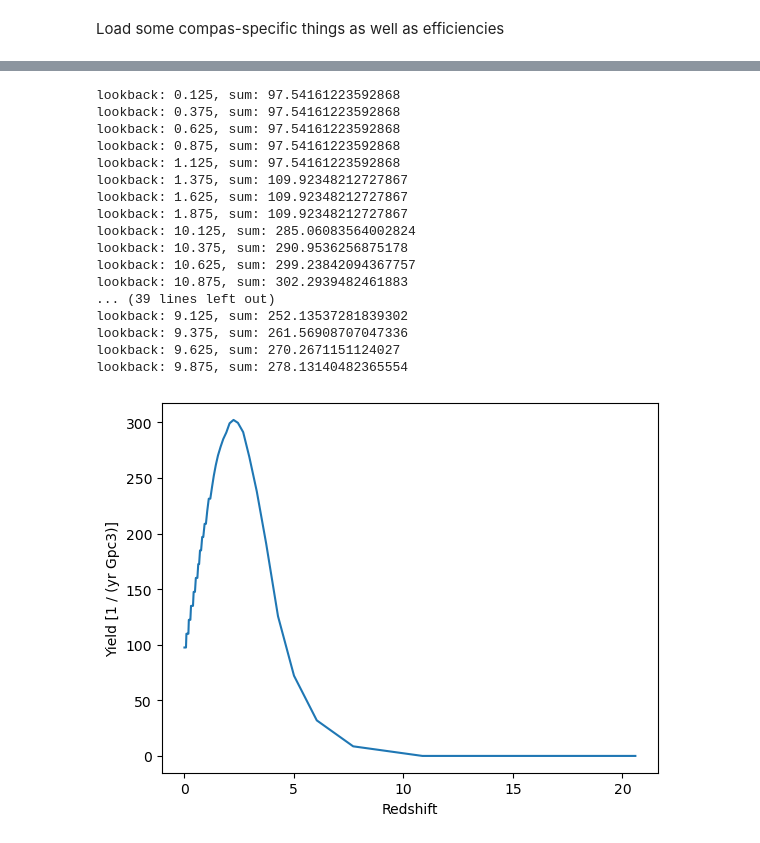
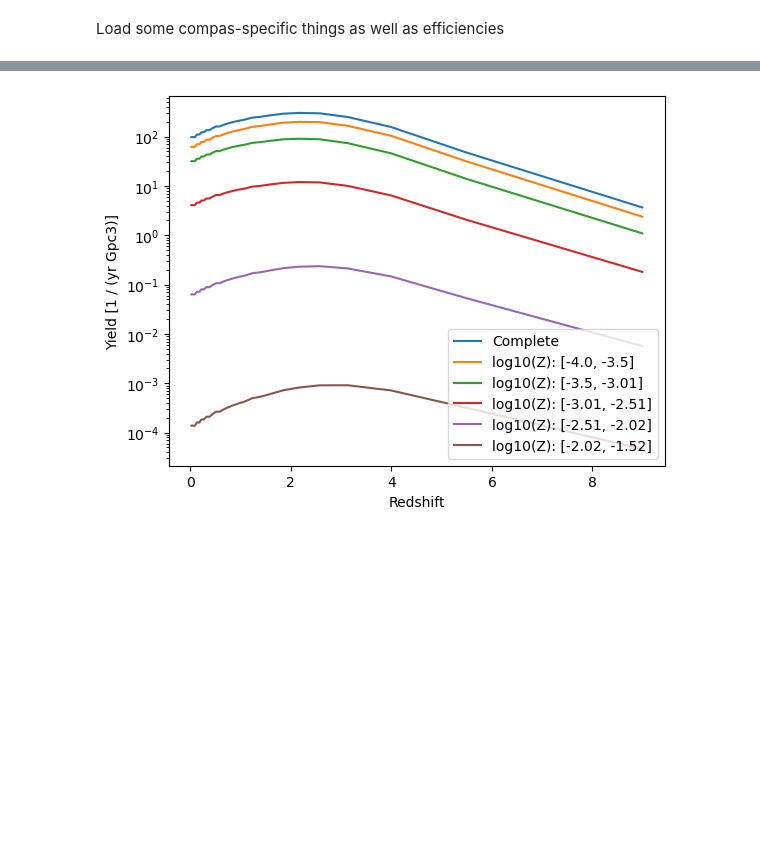
Before and after one commit to stlgolfer/metallicity_mergers, a Jupyter notebook: convolve_test.ipynb, the cells around one changed output, grey strips where cells are left out. Drawn from its saved outputs; the diff is of its cells as text; code cells hidden in the pictures; blank space fills up the shorter version.

Commit message:
Can now bin the merger rates on metallicity

```diff
--- a/convolve_test.ipynb
+++ b/convolve_test.ipynb
@@ -108,7 +108,7 @@ convolution_config['SFR_info'] = {
 
 # set up convolution bin edges
 convolution_config["convolution_lookback_time_bin_edges"] = (
-    np.arange(0, 14, 0.25) * u.Gyr
+    np.arange(0, 14, 0.5) * u.Gyr
 )
 
 # Set up the convolution instructions
@@ -138,18 +138,22 @@ with h5py.File(
         merger_ax_lookbacks = []# np.zeros_like(list(yield_locations.keys()))
 
         merger_fig, merger_ax = plt.subplots(1, 1)
-        merger_ax_rates = []
+        # merger_ax_rates_total = []
         y_axis_units = u.Unit(extract_unit_dict(output_hdf5file, groupname + list(yield_locations.keys())[0])['yield']).to_string()
+
+        # for each bin, we want a rate vs redshift
         for r, k in enumerate(yield_locations.keys()):
             # get number
             units = u.Quantity(k).unit
+            assert units == u.Gyr, "Rest of plotting code assumes Gyr for lookback time. change conv settings"
             t = u.Quantity(k).value
             if u.Quantity(k) >= u.Quantity('14 Gyr'):
                 warnings.warn('Skipping a data point that was older than the universe..')
                 break
             merger_ax_lookbacks.append(t)
-            merger_ax_rates.append(np.sum(yield_locations[k]['yield'][()]))
-            print(f'lookback: {t}, sum: {merger_ax_rates[r]}')
+            # merger_ax_rates_total.append(np.sum(yield_locations[k]['yield'][()]))
+            # we want to bin by metallicity
+            # print(f'lookback: {t}, sum: {merger_ax_rates[r]}')
             # maybe we have to reweight the counts
             # yield_in_bin = yield_locations[k]['yield'][()]
             # counts, _ = np.histogram(yield_in_bin, weights=dco_mixture_weight)
@@ -159,67 +163,67 @@ with h5py.File(
             #     weights=dco_mixture_weight,
             #     density=True
             # )
-        # sort these because they don't have to be in order
-        # offload to a csv.. something is not right here
-        merger_ax_lookbacks = np.array(merger_ax_lookbacks).astype(float) # is this actually look back or just age of universe?
-        merger_ax_rates = np.array(merger_ax_rates).astype(float)
+        # at this point we have the lookback times available that have also been filtered for unphysical time
+        # now we can sort the times
+        merger_ax_lookbacks = np.sort(np.array(merger_ax_lookbacks).astype(float))
+        _, merger_metallicity_bins = np.histogram(np.log10(dco_metallicities), bins=5)
+        merger_rates_binned_by_metallicities = np.zeros((len(merger_metallicity_bins), len(merger_ax_lookbacks)))
+        # now the times are sorted, go through each lookback time, digitize on metallicity
+        m_bin_indices = np.digitize(np.log10(dco_metallicities), merger_metallicity_bins)
+        for j, lo in enumerate(merger_ax_lookbacks):
+            yields = yield_locations[u.Quantity(lo*u.Gyr).to_string()]['yield'][()]
+            for bin_index in range(len(merger_metallicity_bins)):
+                # go through each bin, sum yields at the locations where the bin is equal
+                merger_rates_binned_by_metallicities[bin_index][j] = np.sum(yields[np.where(m_bin_indices == bin_index+1)])
 
+        # merger_ax_rates_total = np.array(merger_ax_rates_total).astype(float)
+        # assert 0
         merger_ax_lookbacks = [lookback_time_to_redshift(l, Planck13) for l in merger_ax_lookbacks]
-        # dfmerger = pd.DataFrame()
-        # dfmerger['times'] = merger_ax_lookbacks
-        # dfmerger['rates'] = merger_ax_rates
-        # dfmerger.to_csv('./merger_rate.csv')
 
-        time_order = np.argsort(merger_ax_lookbacks)
         import matplotlib.ticker as mticker
 
         # merger_ax.set_ylim(np.min(merger_ax_rates), np.max(merger_ax_rates))
         merger_ax.yaxis.set_inverted(False)  # ensure not inverted
 
         # restore auto ticks/labels
         merger_ax.yaxis.set_major_locator(mticker.AutoLocator()) #from GPT. something was wrong with matplotlib
         merger_ax.yaxis.set_major_formatter(mticker.ScalarFormatter())
 
         merger_ax.plot(
-            np.round(merger_ax_lookbacks,2)[time_order], #TODO: make unit more robust
-            merger_ax_rates[time_order]
+            np.round(merger_ax_lookbacks,2),
+            np.sum(merger_rates_binned_by_metallicities,axis=0),
+            label='Complete'
         )
+        merger_metallicity_bins = np.round(merger_metallicity_bins,2)
+        for bi in range(merger_rates_binned_by_metallicities.shape[0]-1):
+            merger_ax.plot(
+                np.round(merger_ax_lookbacks,2),
+                merger_rates_binned_by_metallicities[bi],
+                label=f'log10(Z): [{merger_metallicity_bins[bi]}, {merger_metallicity_bins[bi+1]}]'
+            )
         merger_ax.set_xlabel('Redshift')
         # merger_ax.set_ylim(sorted(merger_ax.get_ylim()))
-        # merger_ax.set_yscale('log')
+        merger_ax.set_yscale('log')
 
         merger_ax.set_ylabel(f'Yield [{y_axis_units}]')
+        merger_ax.legend()
         merger_fig.savefig('merger rates.png')
+# if we could derive the detection probabilities (or really just use them using our data) then we can plot
+# the expected mergers with a confidence region
+# see this documentation from LIGO https://emfollow.docs.ligo.org/userguide/capabilities.html
 
 # axis_dict = plot_sfr_dict(
 # high_res_sfr_dict,
 # time_type="redshift",
 # metallicity_string="logZ",
 # metallicity_distribution_multiply_by_metallicity_bin_sizes=False,
 # metallicity_distribution_multiply_by_sfr=False,
 # metallicity_distribution_scale="log10",
 # metallicity_distribution_cmap=copy.copy(plt.cm.viridis),
 # return_axis_dict=True,
 # figsize=(8,8),
 # fontsize=12,
 # )
 # axis_dict['fig'].savefig('./sfr.png')
 # %% [output]
-lookback: 0.125, sum: 97.54161223592868
-lookback: 0.375, sum: 97.54161223592868
-lookback: 0.625, sum: 97.54161223592868
-lookback: 0.875, sum: 97.54161223592868
-lookback: 1.125, sum: 97.54161223592868
-lookback: 1.375, sum: 109.92348212727867
-lookback: 1.625, sum: 109.92348212727867
-lookback: 1.875, sum: 109.92348212727867
-lookback: 10.125, sum: 285.06083564002824
-lookback: 10.375, sum: 290.9536256875178
-lookback: 10.625, sum: 299.23842094367757
-lookback: 10.875, sum: 302.2939482461883
-... (39 lines left out)
-lookback: 9.125, sum: 252.13537281839302
-lookback: 9.375, sum: 261.56908707047336
-lookback: 9.625, sum: 270.2671151124027
-lookback: 9.875, sum: 278.13140482365554
-[figure, old version]
+[figure, new version]
```
Also changed, not shown: parts of 1 cell of this notebook.
